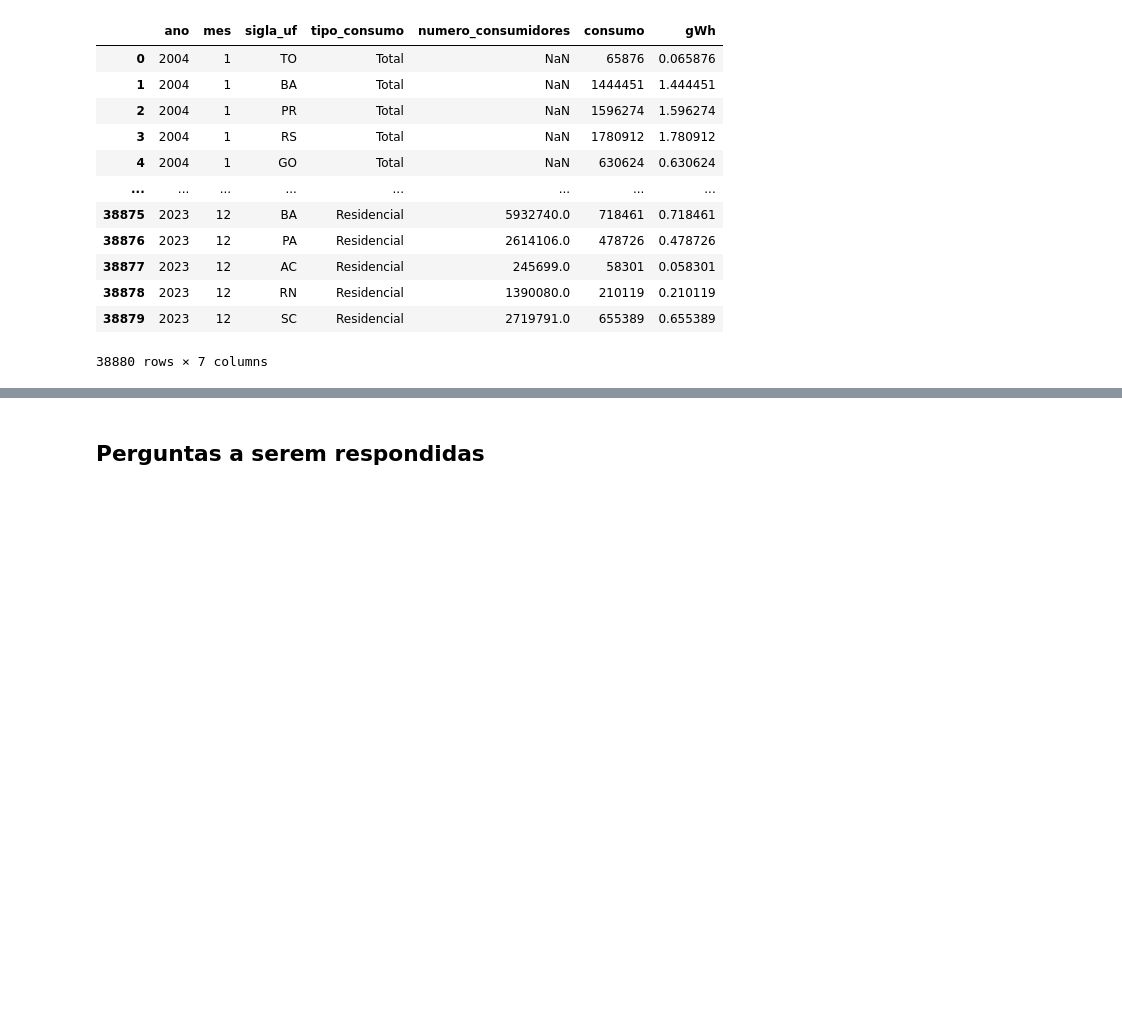
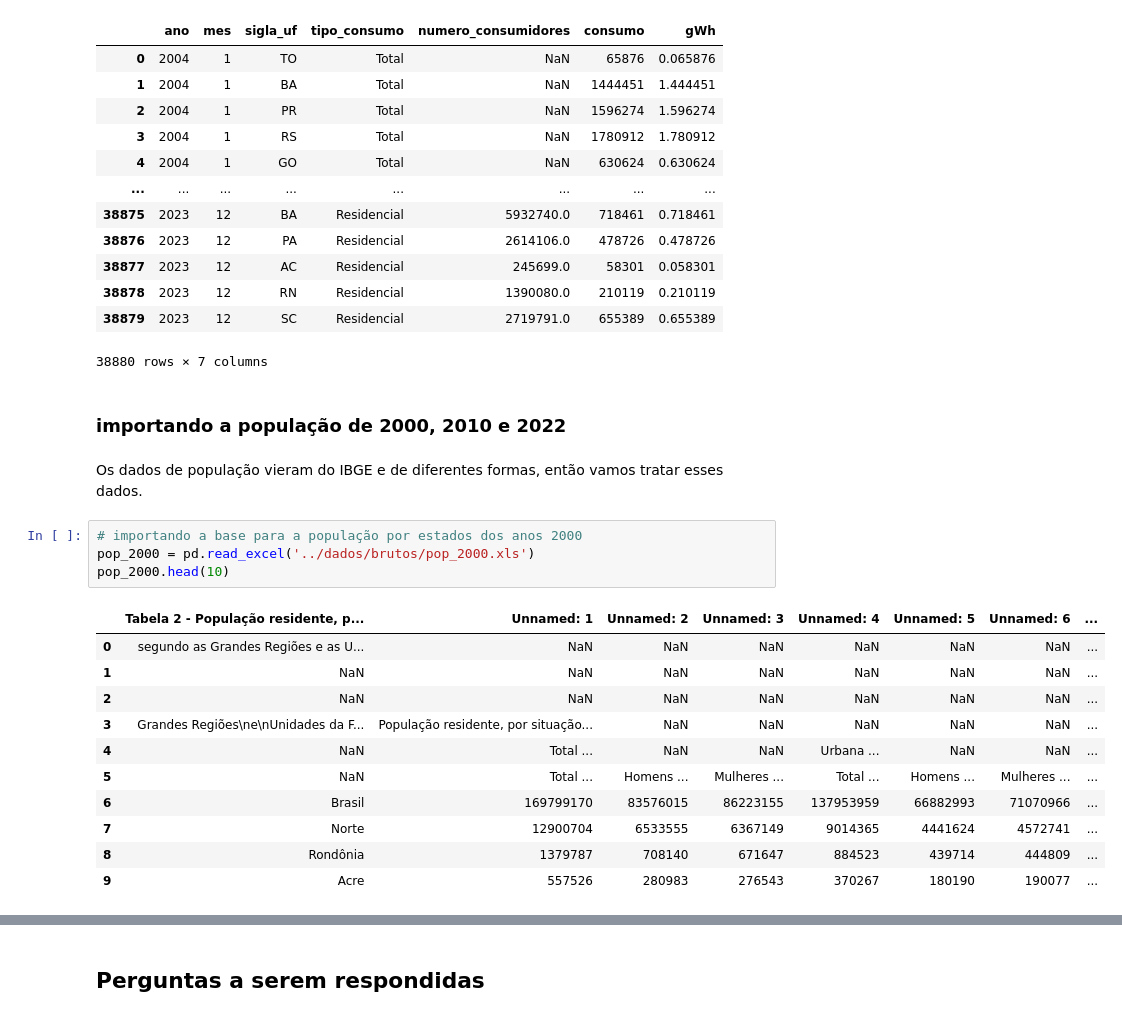
Before and after one commit to jorgelzsilva/projeto_consumo_energia, a Jupyter notebook: notebooks/desafio_final_jorge.ipynb, the cells around one changed output, grey strips where cells are left out. Cells and saved outputs as stored; diff of their text form; blank space fills up the shorter version.

```diff
--- a/notebooks/desafio_final_jorge.ipynb
+++ b/notebooks/desafio_final_jorge.ipynb
@@ -462,3 +462,23 @@ df
 | 38878 | 2023 | 12 | RN | Residencial | 1390080.0 | 210119 | 0.210119 |
 | 38879 | 2023 | 12 | SC | Residencial | 2719791.0 | 655389 | 0.655389 |
 38880 rows × 7 columns
+# %% [markdown]
+### importando a população de 2000, 2010 e 2022
+# %% [markdown]
+Os dados de população vieram do IBGE e de diferentes formas, então vamos tratar esses dados.
+# %%
+# importando a base para a população por estados dos anos 2000
+pop_2000 = pd.read_excel('../dados/brutos/pop_2000.xls')
+pop_2000.head(10)
+# %% [output]
+|  | Tabela 2 - População residente, p... | Unnamed: 1 | Unnamed: 2 | Unnamed: 3 | Unnamed: 4 | Unnamed: 5 | Unnamed: 6 | ... |
+| 0 | segundo as Grandes Regiões e as U... | NaN | NaN | NaN | NaN | NaN | NaN | ... |
+| 1 | NaN | NaN | NaN | NaN | NaN | NaN | NaN | ... |
+| 2 | NaN | NaN | NaN | NaN | NaN | NaN | NaN | ... |
+| 3 | Grandes Regiões\ne\nUnidades da F... | População residente, por situação... | NaN | NaN | NaN | NaN | NaN | ... |
+| 4 | NaN | Total ... | NaN | NaN | Urbana ... | NaN | NaN | ... |
+| 5 | NaN | Total ... | Homens ... | Mulheres ... | Total ... | Homens ... | Mulheres ... | ... |
+| 6 | Brasil | 169799170 | 83576015 | 86223155 | 137953959 | 66882993 | 71070966 | ... |
+| 7 | Norte | 12900704 | 6533555 | 6367149 | 9014365 | 4441624 | 4572741 | ... |
+| 8 | Rondônia | 1379787 | 708140 | 671647 | 884523 | 439714 | 444809 | ... |
+| 9 | Acre | 557526 | 280983 | 276543 | 370267 | 180190 | 190077 | ... |
```
Also changed, not shown: parts of 6 cells of this notebook, 6 other files.
